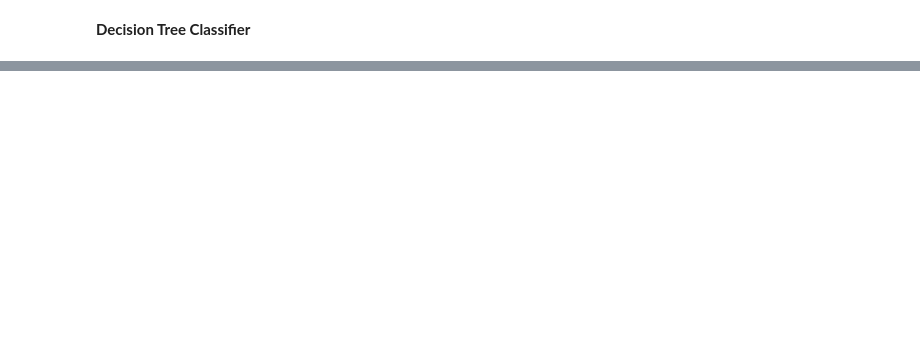
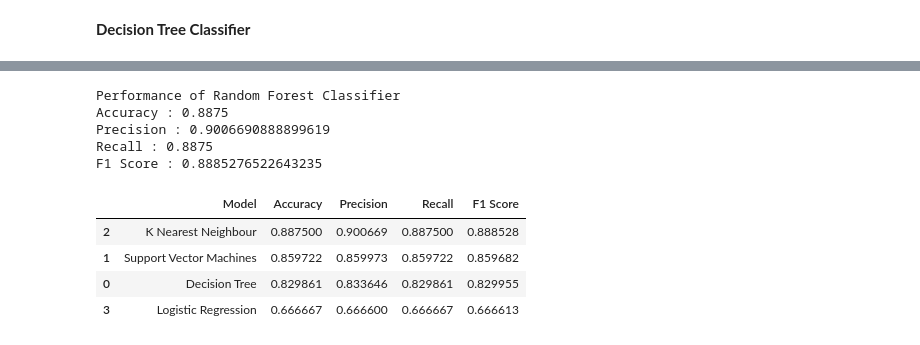
Before and after one commit to shetehm/Cardiovascular-Risk-Prediction, a Jupyter notebook: Individual_Colab_Cardiovascular_Risk_Prediction.ipynb, the cells around one changed output, grey strips where cells are left out. Saved outputs shown, nothing was run; the diff lists cells and outputs as text; code cells hidden in the pictures; blank space fills up the shorter version.

```diff
--- a/Individual_Colab_Cardiovascular_Risk_Prediction.ipynb
+++ b/Individual_Colab_Cardiovascular_Risk_Prediction.ipynb
@@ -1338,0 +1403,13 @@ plt.show()
+# %%
+#Hyperparameter tuning for KNN Classifier
+k_range = list(range(1, 31))
+param_grid = dict(n_neighbors=k_range)
+
+# defining parameter range
+grid_search_knn = GridSearchCV(knn, param_grid, cv=10, scoring='accuracy', return_train_score=False,verbose=1)
+
+
+# Fitting the grid search
+grid_search_knn.fit(X_train, y_train)
+# Viewing The Best Parameters
+print('Best Parameters:', grid_search_knn.best_estimator_.get_params())
@@ -1338,0 +1421,37 @@ plt.show()
+# %%
+knn_predictions= grid_search_knn.predict(X_test)
+
+#Performance Metrics
+knn_accuracy= accuracy_score(knn_predictions,y_test)
+knn_precision= precision_score(knn_predictions,y_test, average='weighted')
+knn_recall= recall_score(knn_predictions,y_test, average='weighted')
+knn_f1_score= f1_score(knn_predictions, y_test, average='weighted')
+
+print('Performance of Random Forest Classifier')
+print('Accuracy :' , knn_accuracy)
+print('Precision :', knn_precision)
+print('Recall :', knn_recall)
+print('F1 Score :', knn_f1_score)
+# %% [output]
+Performance of Random Forest Classifier
+Accuracy : 0.8875
+Precision : 0.9006690888899619
+Recall : 0.8875
+F1 Score : 0.8885276522643235
+# %%
+#Comparing Performance of all classifiers
+
+models = pd.DataFrame({
+    'Model': ['Decision Tree', 'Support Vector Machines', 'K Nearest Neighbour', 'Logistic Regression'],
+    'Accuracy': [dTree_accuracy, svm_accuracy, knn_accuracy, lr_accuracy],
+    'Precision': [dTree_precision, svm_precision, knn_precision, lr_precision],
+    'Recall': [dTree_recall, svm_recall, knn_recall, lr_recall],
+    'F1 Score': [dTree_f1_score, svm_f1_score, knn_f1_score, lr_f1_score]})
+
+models.sort_values(by='Accuracy', ascending=False)
+# %% [output]
+|  | Model | Accuracy | Precision | Recall | F1 Score |
+| 2 | K Nearest Neighbour | 0.887500 | 0.900669 | 0.887500 | 0.888528 |
+| 1 | Support Vector Machines | 0.859722 | 0.859973 | 0.859722 | 0.859682 |
+| 0 | Decision Tree | 0.829861 | 0.833646 | 0.829861 | 0.829955 |
+| 3 | Logistic Regression | 0.666667 | 0.666600 | 0.666667 | 0.666613 |
```
Also changed, not shown: parts of 23 cells of this notebook.
